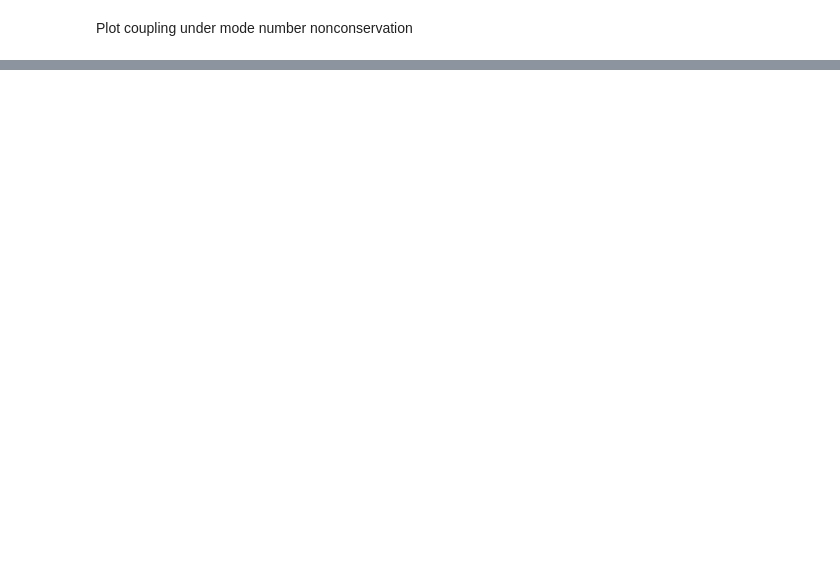
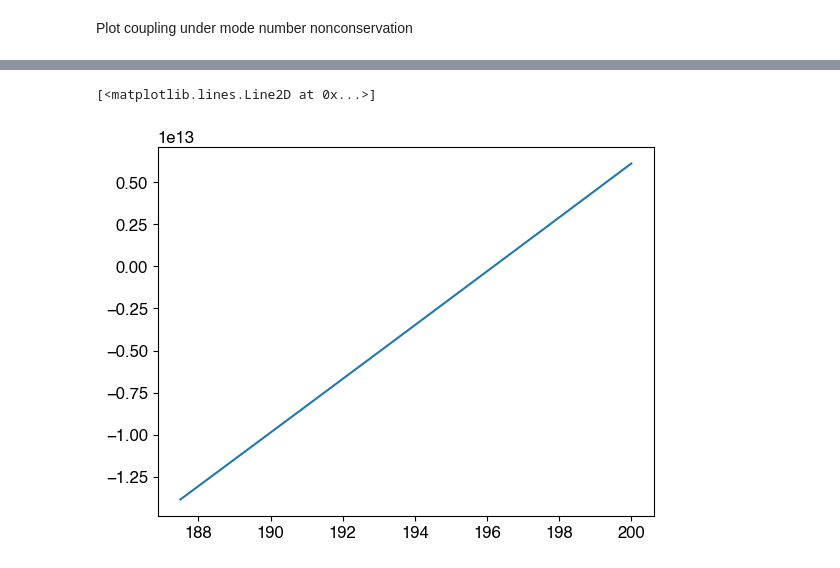
Before and after one commit to Harryxwh/SiNDispersionEngineering, a Jupyter notebook: 2D parallel rings.ipynb, the cells around one changed output, grey strips where cells are left out. Cells and saved outputs as stored; diff of their text form; code cells hidden in the pictures; blank space fills up the shorter version.

```diff
--- a/2D parallel rings.ipynb
+++ b/2D parallel rings.ipynb
@@ -97,7 +79,6 @@ def Dispersion(m,D_ave,g,L):
 # %%
-c  = 3*10**8
+c  = 3*1e8
 mm = 1e-3
-# n  = 1
 n  = 1.99
 
 def n_Si3N4(wavl_um):
@@ -157,0 +129,6 @@ np.float64(19.950124688279303)
+# %%
+m = 5692
+plt.plot(freq_arr, freq_arr*1e12 * neff_arr[:,1] - np.ones(np.shape(freq_arr)) * m * c / L1)
+# %% [output]
+[<matplotlib.lines.Line2D at 0x...>]
+[figure, added]
```
Also changed, not shown: parts of 26 cells of this notebook, 23 other files.
